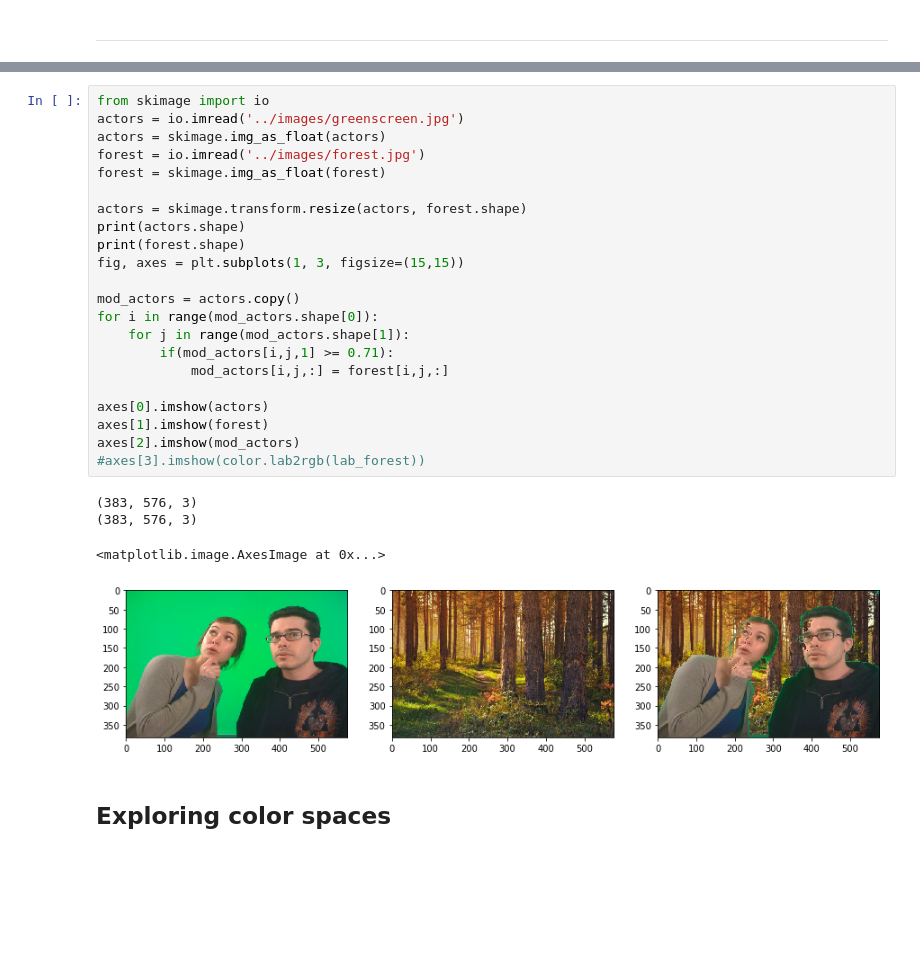
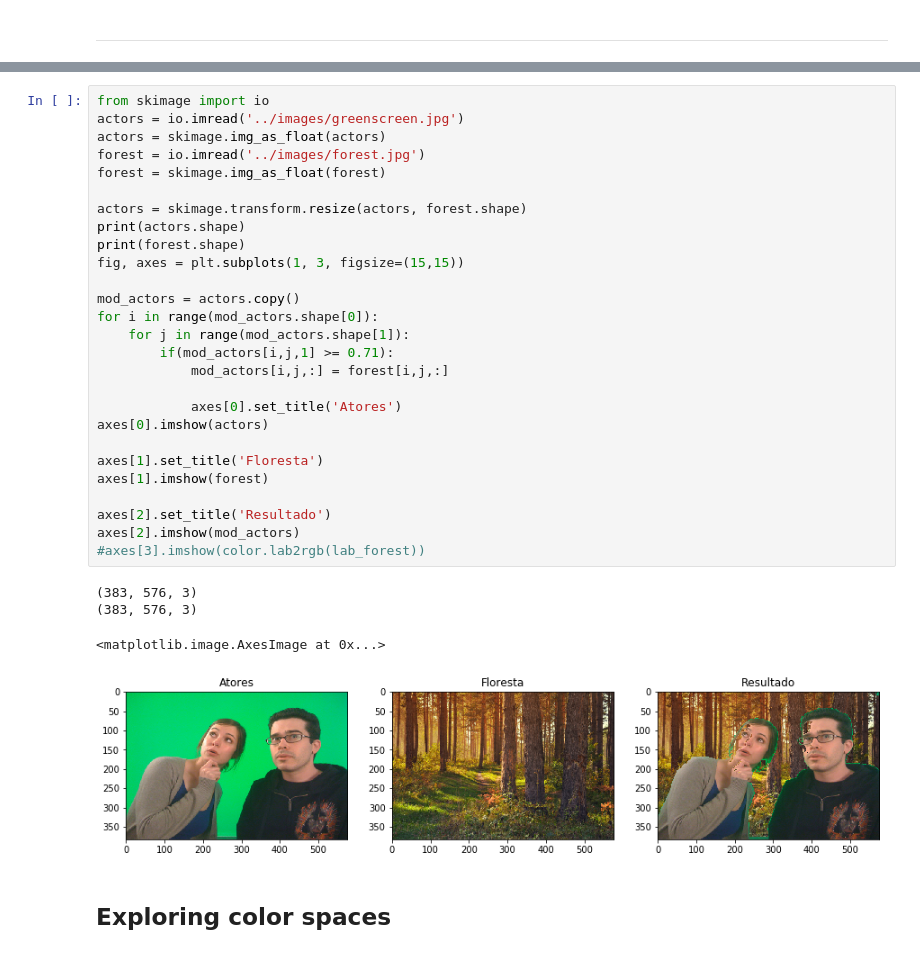
Before and after one commit to guilhermesantos/im_proc, a Jupyter notebook: 0_color_and_exposure.ipynb, the cells around one changed output, grey strips where cells are left out. Cells and saved outputs as stored; diff of their text form; blank space fills up the shorter version.

```diff
--- a/0_color_and_exposure.ipynb
+++ b/0_color_and_exposure.ipynb
@@ -371,30 +380,35 @@ Can you help them by transplanting the foreground of the greenscreen onto the ba
 # %%
 from skimage import io
 actors = io.imread('../images/greenscreen.jpg')
 actors = skimage.img_as_float(actors)
 forest = io.imread('../images/forest.jpg')
 forest = skimage.img_as_float(forest)
 
 actors = skimage.transform.resize(actors, forest.shape)
 print(actors.shape)
 print(forest.shape)
 fig, axes = plt.subplots(1, 3, figsize=(15,15))
 
 mod_actors = actors.copy()
 for i in range(mod_actors.shape[0]):
     for j in range(mod_actors.shape[1]):
         if(mod_actors[i,j,1] >= 0.71):
             mod_actors[i,j,:] = forest[i,j,:]
 
+            axes[0].set_title('Atores')
 axes[0].imshow(actors)
+
+axes[1].set_title('Floresta')
 axes[1].imshow(forest)
+
+axes[2].set_title('Resultado')
 axes[2].imshow(mod_actors)
 #axes[3].imshow(color.lab2rgb(lab_forest))
 # %% [output]
 (383, 576, 3)
 (383, 576, 3)
 <matplotlib.image.AxesImage at 0x...>
-[figure, old version]
+[figure, new version]
 # %% [markdown]
 ## <span class="exercize">Exploring color spaces</span>
 # %% [markdown]
```
Also changed, not shown: parts of 4 cells of this notebook, 4 other files.
